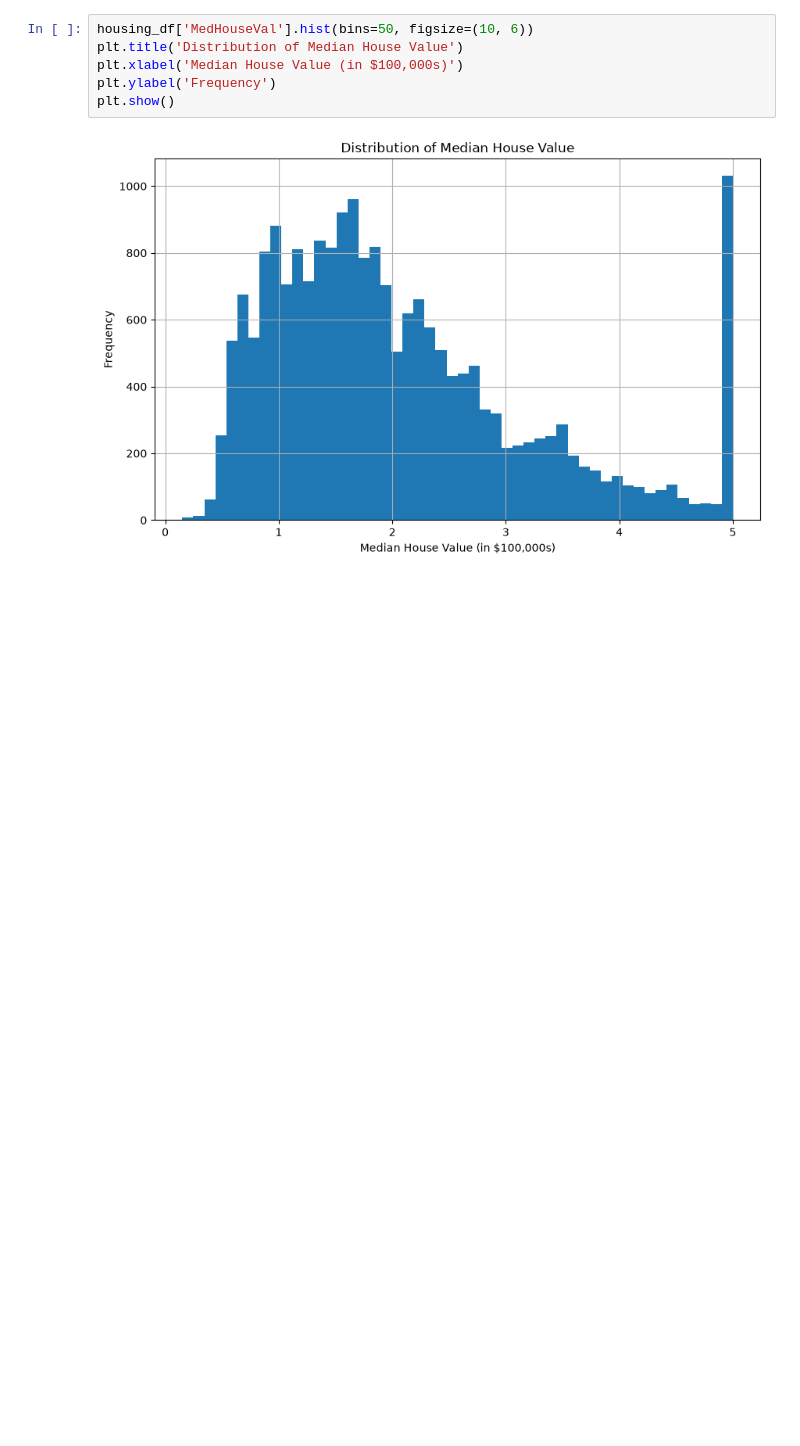
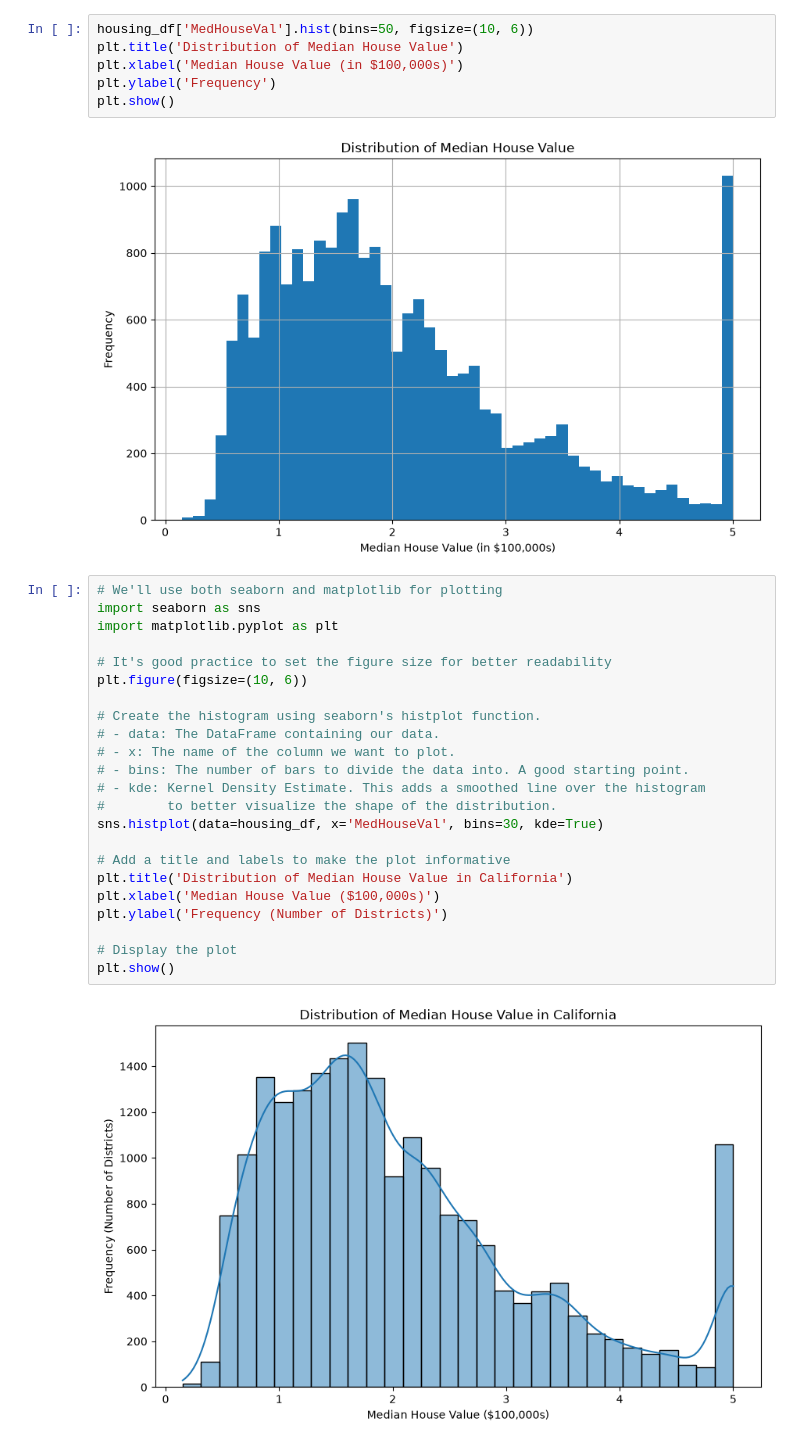
Before and after one commit to Rupesh-AI404/real-estate-price-prediction, a Jupyter notebook: real-estate-analysis.ipynb, the cells around one changed output. Drawn from its saved outputs; the diff is of its cells as text; blank space fills up the shorter version.

```diff
--- a/real-estate-analysis.ipynb
+++ b/real-estate-analysis.ipynb
@@ -129,3 +129,28 @@ plt.ylabel('Frequency')
 plt.show()
 # %% [output]
 [figure]
+# %%
+# We'll use both seaborn and matplotlib for plotting
+import seaborn as sns
+import matplotlib.pyplot as plt
+
+# It's good practice to set the figure size for better readability
+plt.figure(figsize=(10, 6))
+
+# Create the histogram using seaborn's histplot function.
+# - data: The DataFrame containing our data.
+# - x: The name of the column we want to plot.
+# - bins: The number of bars to divide the data into. A good starting point.
+# - kde: Kernel Density Estimate. This adds a smoothed line over the histogram
+#        to better visualize the shape of the distribution.
+sns.histplot(data=housing_df, x='MedHouseVal', bins=30, kde=True)
+
+# Add a title and labels to make the plot informative
+plt.title('Distribution of Median House Value in California')
+plt.xlabel('Median House Value ($100,000s)')
+plt.ylabel('Frequency (Number of Districts)')
+
+# Display the plot
+plt.show()
+# %% [output]
+[figure, added]
```
